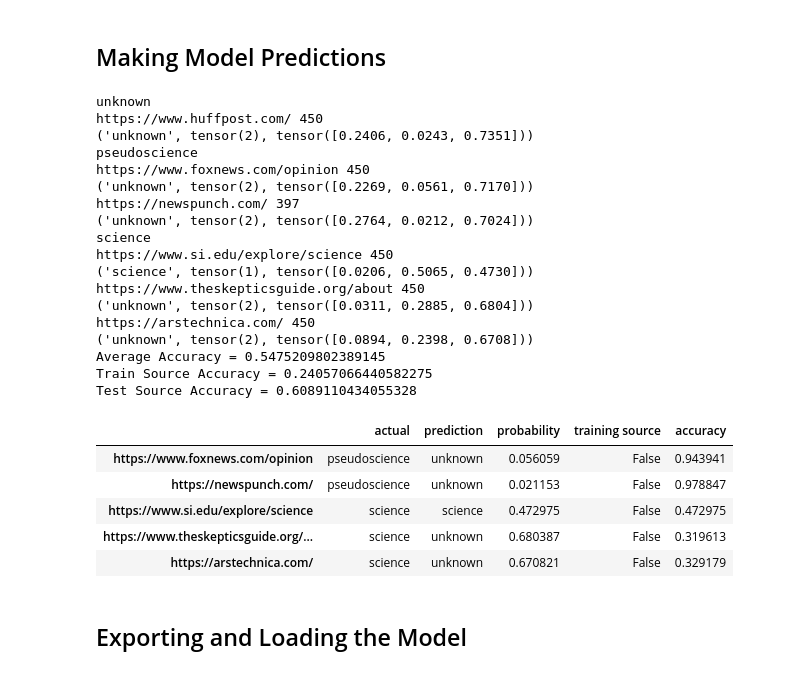
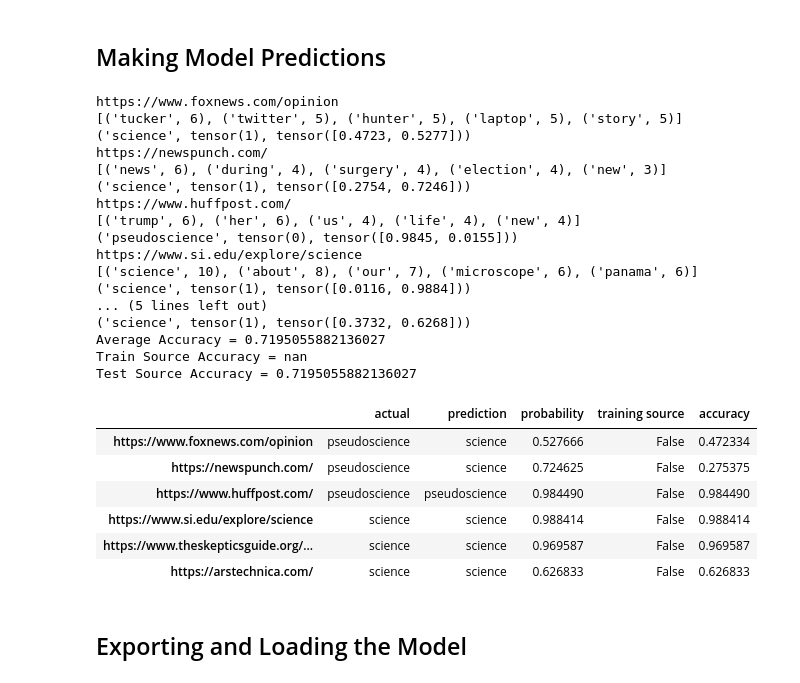
Before and after one commit to sbavery/pseudometer, a Jupyter notebook: nbs/01_data.ipynb, the cells around one changed output. Cells and saved outputs as stored; diff of their text form; code cells hidden in the pictures.

```diff
--- a/nbs/01_data.ipynb
+++ b/nbs/01_data.ipynb
@@ -251,7 +251,7 @@ def get_all_links(url, dict, category, k, min_words=20, max_words=500, ignore_te
                     page = get_page_all(link, k, max_words, ignore_text, ignore_common, path)
                     if page.cleaned_text is not []:
                         if len(page.cleaned_text) == 0: continue
-                        if len(page.cleaned_text) < min_words: category='unknown'
+                        if len(page.cleaned_text) < min_words: continue #category='unknown'
                         if len(page.cleaned_text) > max_words: page.cleaned_text = page.cleaned_text[:max_words]
                         if [page.cleaned_text, page.most_common_words] in dict.values(): continue
                         dict[link] = [page.cleaned_text, page.most_common_words, category]
@@ -261,7 +261,7 @@ def get_all_links(url, dict, category, k, min_words=20, max_words=500, ignore_te
                 res = str(len(dict[link][0]))+" words | "+str(dict[link][1][:3])
             else:
                 res = "Rejected"
-            progress_message = "%s link %4d/%4d | %s = %s %s" % (url, count, len(primary_page.links), link, res, 200*' ')
+            progress_message = "%s link %4d/%4d | %s = %s %s" % (url, count, len(primary_page.links), link, res, 500*' ')
             sys.stdout.write("\r" + progress_message)
             sys.stdout.flush()
     else:
@@ -303,7 +306,7 @@ categories = {
  }
 # %%
 k = 30 # words
-min_words = 50
+min_words = 100
 max_words = 450
 max_links = 50
 ignore_text = ['the', 'of', 'to', 'and', 'a', 'in', 'it', 'that', 'for', 'on']
@@ -433,9 +414,10 @@ learn.show_results()
 ## Making Model Predictions
 # %%
 test_categories = {
-    'unknown':['https://www.huffpost.com/'],
+    #'unknown':[],
     'pseudoscience':['https://www.foxnews.com/opinion',
-'https://newspunch.com/'],
+'https://newspunch.com/',
+'https://www.huffpost.com/'],
     'science':['https://www.si.edu/explore/science',
 'https://www.theskepticsguide.org/about',
 'https://arstechnica.com/']
@@ -443,65 +425,62 @@ test_categories = {
 # %%
 d_pred = {}
 
-for i,category in enumerate(test_categories):
-    print(category)
+for category in test_categories:
     for source in test_categories[category]:
         train_source = False
         page = get_page_all(source, k, max_words, ignore_text, ignore_common)
         length = len(page.cleaned_text)
-        print(source,length)
         if  length < min_words:
             print("ERROR:",source,length,"words")
         else:
             common_words = ' '.join([count[0] for count in page.most_common_words])
             text = ' '.join(page.cleaned_text)
             with learn.no_bar(), learn.no_logging():
                 prediction = learn.predict(text)
-            p = prediction[2][i].item()
-            print(prediction)
+            p = prediction[2][:].max().item()
 
             if source in d_train.keys(): train_source = True
             if category == prediction[0]:
                 accuracy = p
             else:
                 accuracy = 1-p
             d_pred[source] = [category, prediction[0], p, train_source, accuracy]
 
 df = pd.DataFrame.from_dict(d_pred, orient='index', columns=['actual', 'prediction', 'probability', 'training source', 'accuracy'])
 
 avg_accuracy = df['accuracy'].mean()
 train_accuracy = df.loc[df['training source'] == True, 'accuracy'].mean()
 test_accuracy = df.loc[df['training source'] == False, 'accuracy'].mean()
 
 print("Average Accuracy =",avg_accuracy)
 print("Train Source Accuracy =",train_accuracy)
 print("Test Source Accuracy =",test_accuracy)
 df.loc[df['training source'] == False]
 # %% [output]
-unknown
-https://www.huffpost.com/ 450
-('unknown', tensor(2), tensor([0.2406, 0.0243, 0.7351]))
-pseudoscience
-https://www.foxnews.com/opinion 450
-('unknown', tensor(2), tensor([0.2269, 0.0561, 0.7170]))
-https://newspunch.com/ 397
-('unknown', tensor(2), tensor([0.2764, 0.0212, 0.7024]))
-science
-https://www.si.edu/explore/science 450
-('science', tensor(1), tensor([0.0206, 0.5065, 0.4730]))
-https://www.theskepticsguide.org/about 450
-('unknown', tensor(2), tensor([0.0311, 0.2885, 0.6804]))
-https://arstechnica.com/ 450
-('unknown', tensor(2), tensor([0.0894, 0.2398, 0.6708]))
-Average Accuracy = 0.5475209802389145
-Train Source Accuracy = 0.24057066440582275
-Test Source Accuracy = 0.6089110434055328
+https://www.foxnews.com/opinion
+[('tucker', 6), ('twitter', 5), ('hunter', 5), ('laptop', 5), ('story', 5)]
+('science', tensor(1), tensor([0.4723, 0.5277]))
+https://newspunch.com/
+[('news', 6), ('during', 4), ('surgery', 4), ('election', 4), ('new', 3)]
+('science', tensor(1), tensor([0.2754, 0.7246]))
+https://www.huffpost.com/
+[('trump', 6), ('her', 6), ('us', 4), ('life', 4), ('new', 4)]
+('pseudoscience', tensor(0), tensor([0.9845, 0.0155]))
+https://www.si.edu/explore/science
+[('science', 10), ('about', 8), ('our', 7), ('microscope', 6), ('panama', 6)]
+('science', tensor(1), tensor([0.0116, 0.9884]))
+... (5 lines left out)
+('science', tensor(1), tensor([0.3732, 0.6268]))
+Average Accuracy = 0.7195055882136027
+Train Source Accuracy = nan
+Test Source Accuracy = 0.7195055882136027
 |  | actual | prediction | probability | training source | accuracy |
-| https://www.foxnews.com/opinion | pseudoscience | unknown | 0.056059 | False | 0.943941 |
-| https://newspunch.com/ | pseudoscience | unknown | 0.021153 | False | 0.978847 |
-| https://www.si.edu/explore/science | science | science | 0.472975 | False | 0.472975 |
-| https://www.theskepticsguide.org/... | science | unknown | 0.680387 | False | 0.319613 |
-| https://arstechnica.com/ | science | unknown | 0.670821 | False | 0.329179 |
+| https://www.foxnews.com/opinion | pseudoscience | science | 0.527666 | False | 0.472334 |
+| https://newspunch.com/ | pseudoscience | science | 0.724625 | False | 0.275375 |
+| https://www.huffpost.com/ | pseudoscience | pseudoscience | 0.984490 | False | 0.984490 |
+| https://www.si.edu/explore/science | science | science | 0.988414 | False | 0.988414 |
+| https://www.theskepticsguide.org/... | science | science | 0.969587 | False | 0.969587 |
+| https://arstechnica.com/ | science | science | 0.626833 | False | 0.626833 |
 # %% [markdown]
 ## Exporting and Loading the Model
 # %%
```
Also changed, not shown: parts of 10 cells of this notebook.
